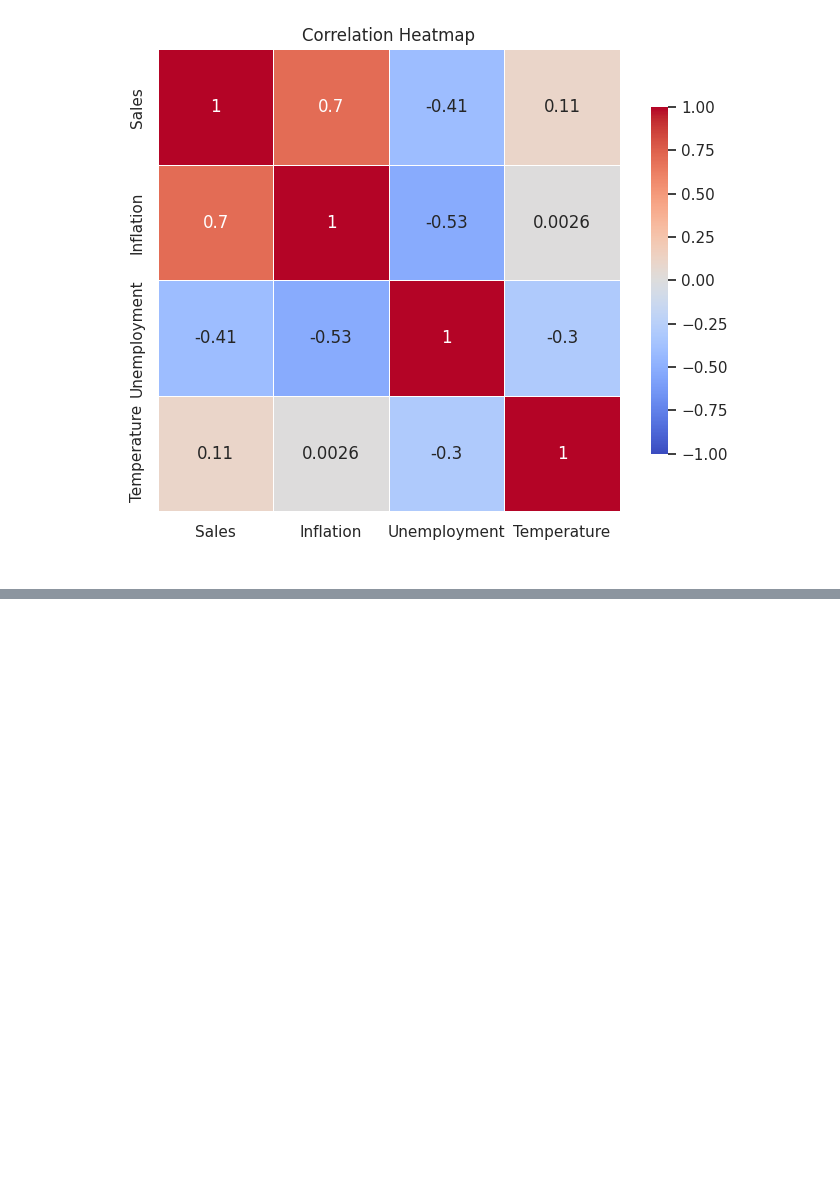
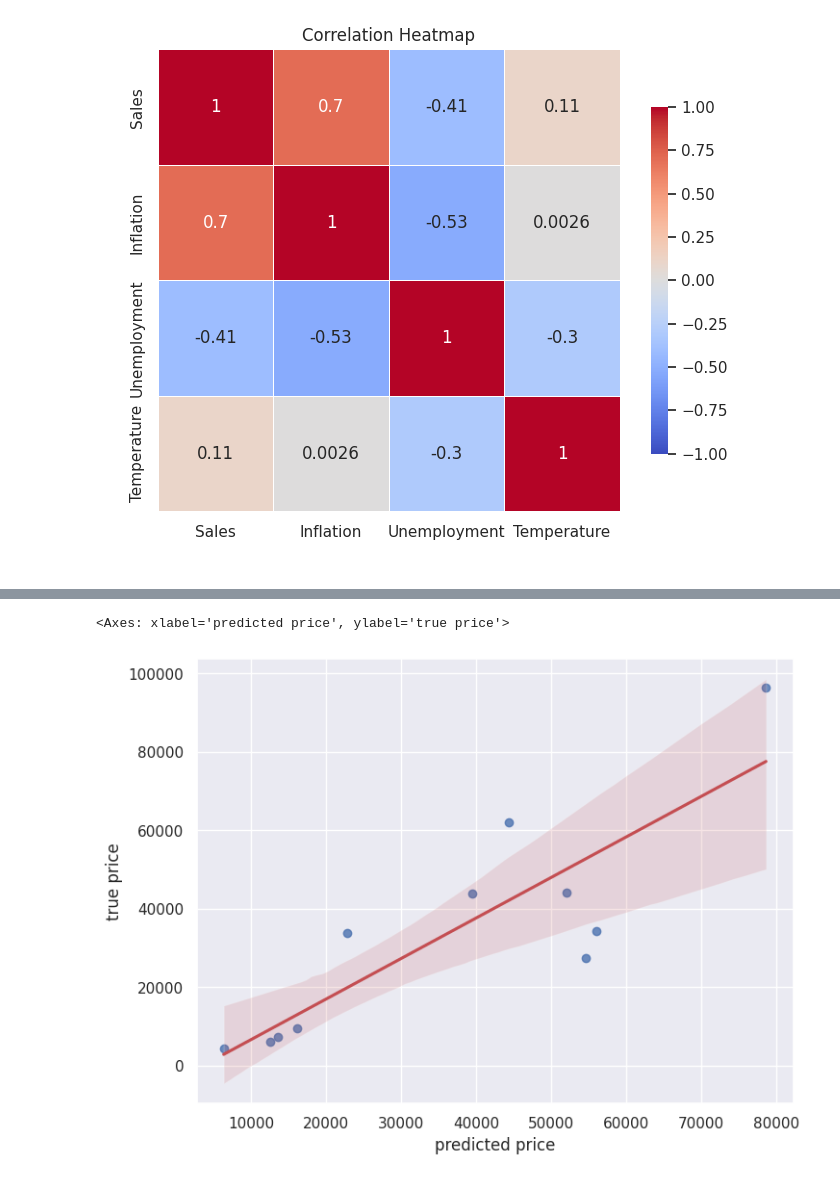
Before and after one commit to MichalI495002/Personal-Challenge, a Jupyter notebook: Jupyter Notebook/notebook.ipynb, the cells around one changed output, grey strips where cells are left out. Drawn from its saved outputs; the diff is of its cells as text; code cells hidden in the pictures; blank space fills up the shorter version.

```diff
--- a/Jupyter Notebook/notebook.ipynb
+++ b/Jupyter Notebook/notebook.ipynb
@@ -338,0 +394,10 @@ R²: 0.5084253312633761
+# %%
+predictions = linear_regressor.predict(X_test)
+
+prediction_overview = pd.DataFrame()
+prediction_overview["truth"] = y_test
+prediction_overview["prediction"] = predictions
+prediction_overview["error"] = prediction_overview["truth"] - prediction_overview["prediction"]
+prediction_overview["error"] = abs(prediction_overview["error"].astype(int))
+prediction_overview = prediction_overview.reset_index(drop=True)
+prediction_overview
@@ -338,0 +453,8 @@ R²: 0.5084253312633761
+# %%
+plot = sns.regplot(y=y_test.values.flatten(), x=predictions.flatten(), line_kws={"color": "r"})
+plot.set_xlabel("predicted price")
+plot.set_ylabel("true price")
+plot
+# %% [output]
+<Axes: xlabel='predicted price', ylabel='true price'>
+[figure, added]
```
Also changed, not shown: parts of 34 cells of this notebook, 1 other file.
